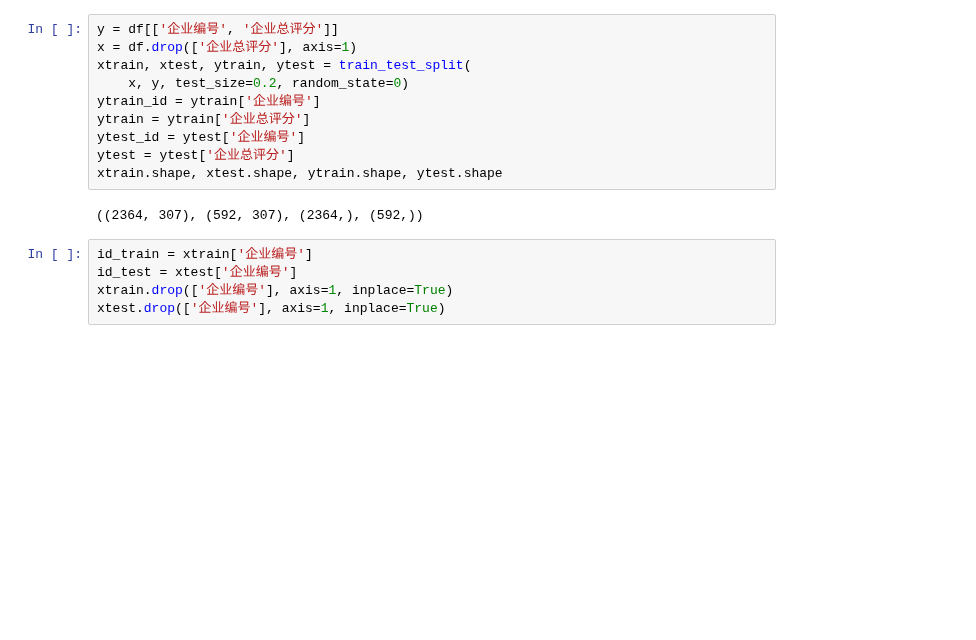
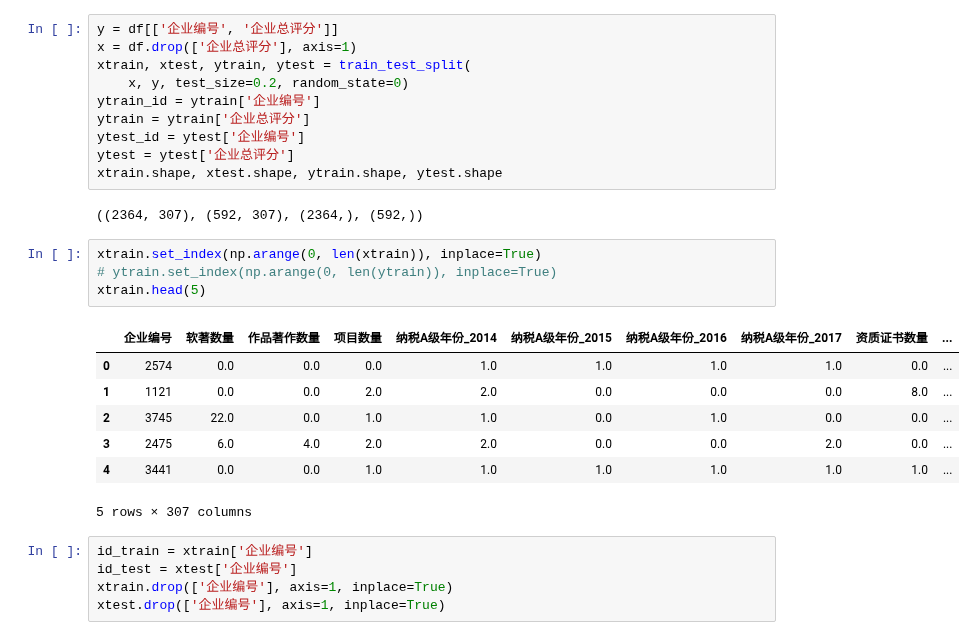
Before and after one commit to AlanConstantine/ISI-WorldCup2019, a Jupyter notebook: Code/Training/training.ipynb, the cells around one changed output. Drawn from its saved outputs; the diff is of its cells as text; blank space fills up the shorter version.

```diff
--- a/Code/Training/training.ipynb
+++ b/Code/Training/training.ipynb
@@ -82,6 +73,18 @@ ytest = ytest['企业总评分']
 xtrain.shape, xtest.shape, ytrain.shape, ytest.shape
 # %% [output]
 ((2364, 307), (592, 307), (2364,), (592,))
+# %%
+xtrain.set_index(np.arange(0, len(xtrain)), inplace=True)
+# ytrain.set_index(np.arange(0, len(ytrain)), inplace=True)
+xtrain.head(5)
+# %% [output]
+|  | 企业编号 | 软著数量 | 作品著作数量 | 项目数量 | 纳税A级年份_2014 | 纳税A级年份_2015 | 纳税A级年份_2016 | 纳税A级年份_2017 | 资质证书数量 | ... |
+| 0 | 2574 | 0.0 | 0.0 | 0.0 | 1.0 | 1.0 | 1.0 | 1.0 | 0.0 | ... |
+| 1 | 1121 | 0.0 | 0.0 | 2.0 | 2.0 | 0.0 | 0.0 | 0.0 | 8.0 | ... |
+| 2 | 3745 | 22.0 | 0.0 | 1.0 | 1.0 | 0.0 | 1.0 | 0.0 | 0.0 | ... |
+| 3 | 2475 | 6.0 | 4.0 | 2.0 | 2.0 | 0.0 | 0.0 | 2.0 | 0.0 | ... |
+| 4 | 3441 | 0.0 | 0.0 | 1.0 | 1.0 | 1.0 | 1.0 | 1.0 | 1.0 | ... |
+5 rows × 307 columns
 # %%
 id_train = xtrain['企业编号']
 id_test = xtest['企业编号']
```
Also changed, not shown: parts of 10 cells of this notebook.
